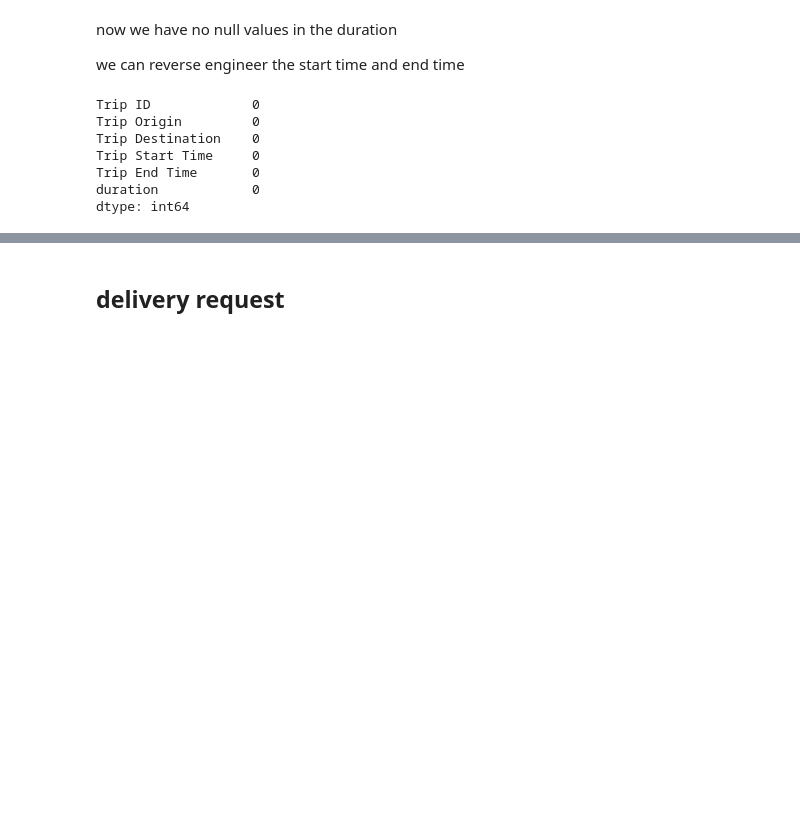
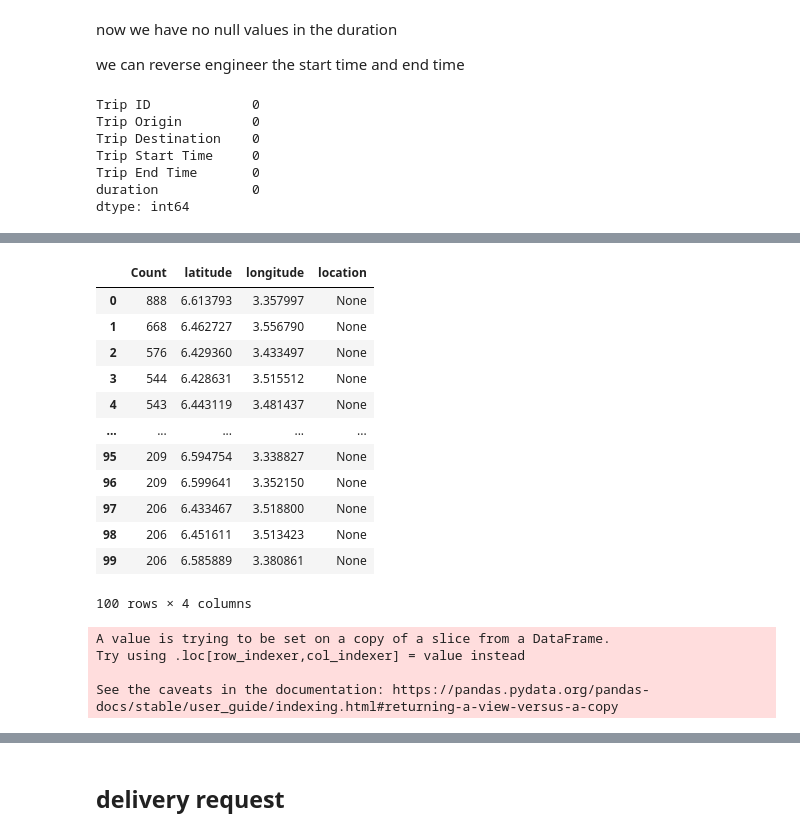
Before and after one commit to Nathnael12/Causal-Inference, a Jupyter notebook: notebooks/EDA.ipynb, the cells around one changed output, grey strips where cells are left out. Saved outputs shown, nothing was run; the diff lists cells and outputs as text; code cells hidden in the pictures; blank space fills up the shorter version.

```diff
--- a/notebooks/EDA.ipynb
+++ b/notebooks/EDA.ipynb
@@ -188,0 +247,24 @@ complete_cleaned[complete_cleaned["Trip ID"]==530900]
+# %%
+trip_origin_100
+# %% [output]
+|  | Count | latitude | longitude | location |
+| 0 | 888 | 6.613793 | 3.357997 | None |
+| 1 | 668 | 6.462727 | 3.556790 | None |
+| 2 | 576 | 6.429360 | 3.433497 | None |
+| 3 | 544 | 6.428631 | 3.515512 | None |
+| 4 | 543 | 6.443119 | 3.481437 | None |
+| ... | ... | ... | ... | ... |
+| 95 | 209 | 6.594754 | 3.338827 | None |
+| 96 | 209 | 6.599641 | 3.352150 | None |
+| 97 | 206 | 6.433467 | 3.518800 | None |
+| 98 | 206 | 6.451611 | 3.513423 | None |
+| 99 | 206 | 6.585889 | 3.380861 | None |
+100 rows × 4 columns
+# %%
+geolocator = Nominatim(user_agent="gokada")
+trip_origin_100["location"] = trip_origin_100.apply(lambda x:str(geolocator.reverse(str(x["latitude"])+","+str(x["longitude"]))).split(',')[-4],axis=1)
+# %% [output]
+A value is trying to be set on a copy of a slice from a DataFrame.
+Try using .loc[row_indexer,col_indexer] = value instead
+
+See the caveats in the documentation: https://pandas.pydata.org/pandas-docs/stable/user_guide/indexing.html#returning-a-view-versus-a-copy
```
Also changed, not shown: parts of 23 cells of this notebook, 1 other file.
